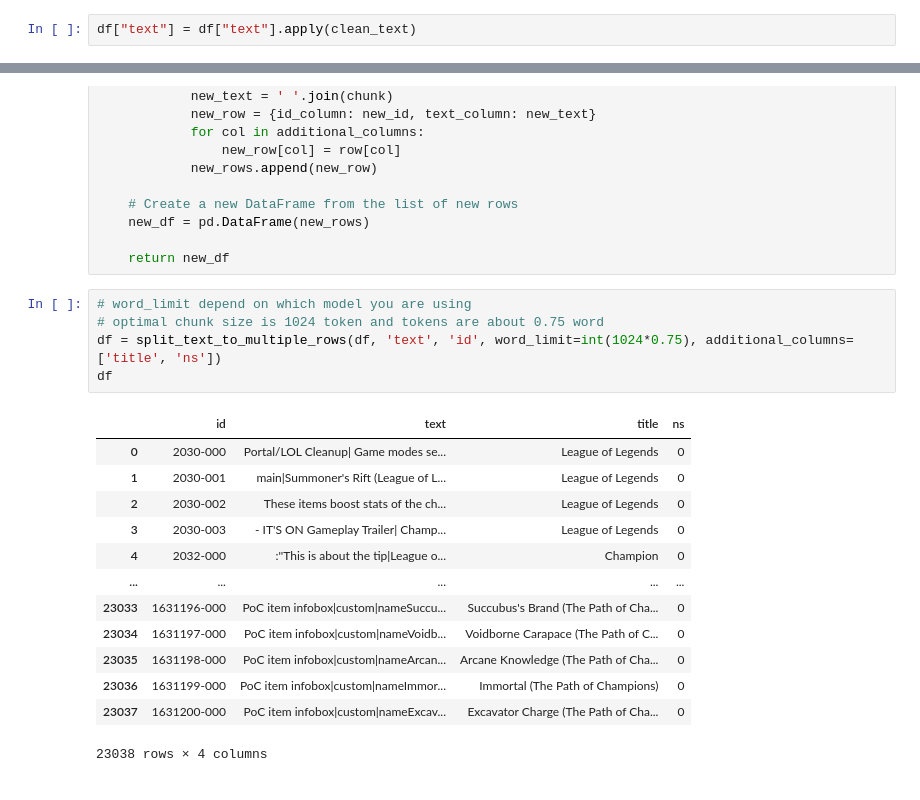
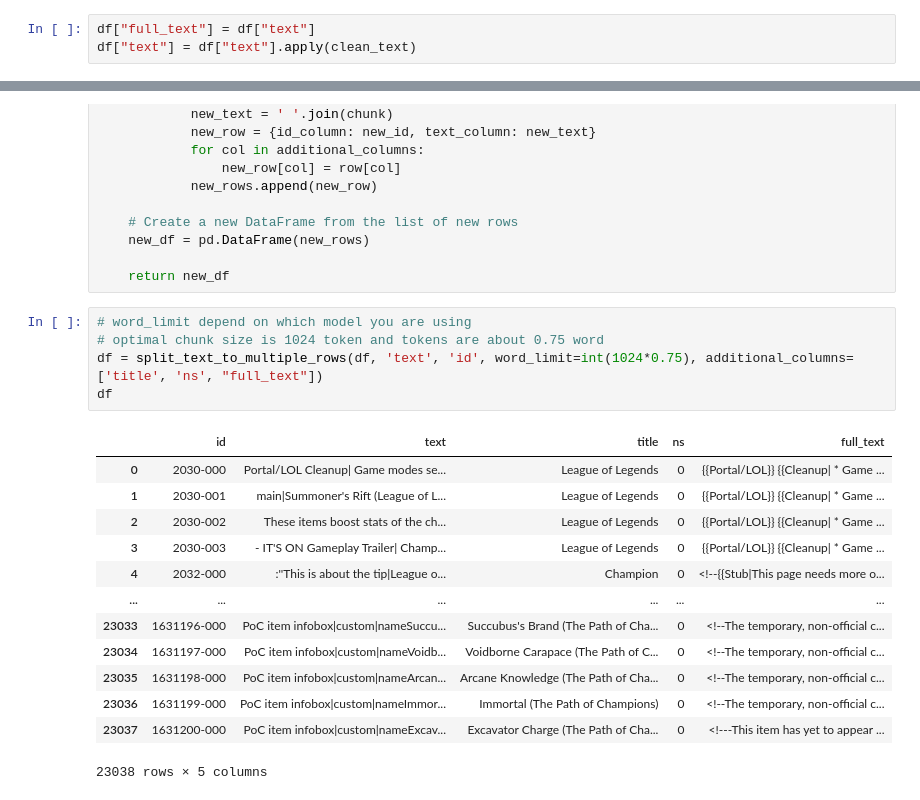
Before and after one commit to M-Ali-ML/Loreer, a Jupyter notebook: 01-preprocess_data.ipynb, the cells around one changed output, grey strips where cells are left out. Drawn from its saved outputs; the diff is of its cells as text.

```diff
--- a/01-preprocess_data.ipynb
+++ b/01-preprocess_data.ipynb
@@ -119,6 +119,7 @@ def clean_text(text):
 
     return text
 # %%
+df["full_text"] = df["text"]
 df["text"] = df["text"].apply(clean_text)
 # %%
 def split_text_to_multiple_rows(df, text_column, id_column, word_limit, additional_columns):
@@ -148,19 +149,19 @@ def split_text_to_multiple_rows(df, text_column, id_column, word_limit, addition
 # %%
 # word_limit depend on which model you are using
 # optimal chunk size is 1024 token and tokens are about 0.75 word
-df = split_text_to_multiple_rows(df, 'text', 'id', word_limit=int(1024*0.75), additional_columns=['title', 'ns'])
+df = split_text_to_multiple_rows(df, 'text', 'id', word_limit=int(1024*0.75), additional_columns=['title', 'ns', "full_text"])
 df
 # %% [output]
-|  | id | text | title | ns |
-| 0 | 2030-000 | Portal/LOL Cleanup| Game modes se... | League of Legends | 0 |
-| 1 | 2030-001 | main|Summoner's Rift (League of L... | League of Legends | 0 |
-| 2 | 2030-002 | These items boost stats of the ch... | League of Legends | 0 |
-| 3 | 2030-003 | - IT'S ON Gameplay Trailer| Champ... | League of Legends | 0 |
-| 4 | 2032-000 | :''This is about the tip|League o... | Champion | 0 |
-| ... | ... | ... | ... | ... |
-| 23033 | 1631196-000 | PoC item infobox|custom|nameSuccu... | Succubus's Brand (The Path of Cha... | 0 |
-| 23034 | 1631197-000 | PoC item infobox|custom|nameVoidb... | Voidborne Carapace (The Path of C... | 0 |
-| 23035 | 1631198-000 | PoC item infobox|custom|nameArcan... | Arcane Knowledge (The Path of Cha... | 0 |
-| 23036 | 1631199-000 | PoC item infobox|custom|nameImmor... | Immortal (The Path of Champions) | 0 |
-| 23037 | 1631200-000 | PoC item infobox|custom|nameExcav... | Excavator Charge (The Path of Cha... | 0 |
+|  | id | text | title | ns | full_text |
+| 0 | 2030-000 | Portal/LOL Cleanup| Game modes se... | League of Legends | 0 | {{Portal/LOL}} {{Cleanup| * Game ... |
+| 1 | 2030-001 | main|Summoner's Rift (League of L... | League of Legends | 0 | {{Portal/LOL}} {{Cleanup| * Game ... |
+| 2 | 2030-002 | These items boost stats of the ch... | League of Legends | 0 | {{Portal/LOL}} {{Cleanup| * Game ... |
+| 3 | 2030-003 | - IT'S ON Gameplay Trailer| Champ... | League of Legends | 0 | {{Portal/LOL}} {{Cleanup| * Game ... |
+| 4 | 2032-000 | :''This is about the tip|League o... | Champion | 0 | <!--{{Stub|This page needs more o... |
+| ... | ... | ... | ... | ... | ... |
+| 23033 | 1631196-000 | PoC item infobox|custom|nameSuccu... | Succubus's Brand (The Path of Cha... | 0 | <!--The temporary, non-official c... |
+| 23034 | 1631197-000 | PoC item infobox|custom|nameVoidb... | Voidborne Carapace (The Path of C... | 0 | <!--The temporary, non-official c... |
+| 23035 | 1631198-000 | PoC item infobox|custom|nameArcan... | Arcane Knowledge (The Path of Cha... | 0 | <!--The temporary, non-official c... |
+| 23036 | 1631199-000 | PoC item infobox|custom|nameImmor... | Immortal (The Path of Champions) | 0 | <!--The temporary, non-official c... |
+| 23037 | 1631200-000 | PoC item infobox|custom|nameExcav... | Excavator Charge (The Path of Cha... | 0 | <!---This item has yet to appear ... |
-23038 rows × 4 columns
+23038 rows × 5 columns
```
Also changed, not shown: parts of 3 cells of this notebook, 6 other files.
